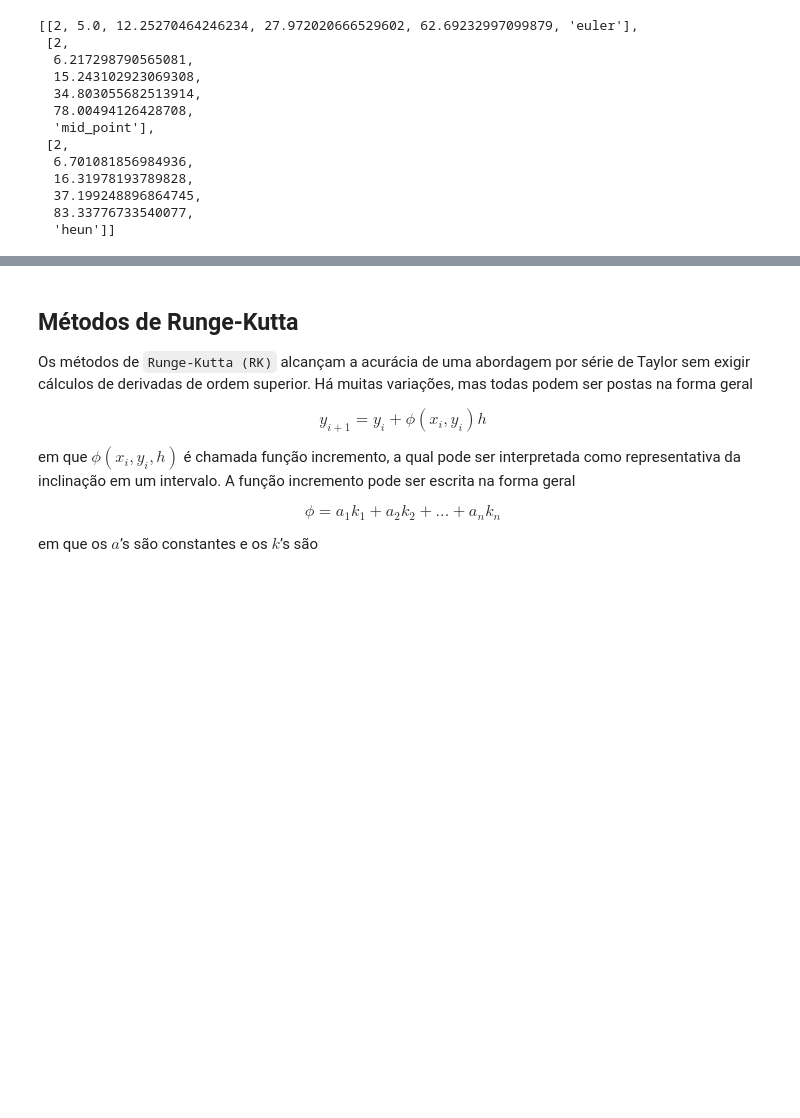
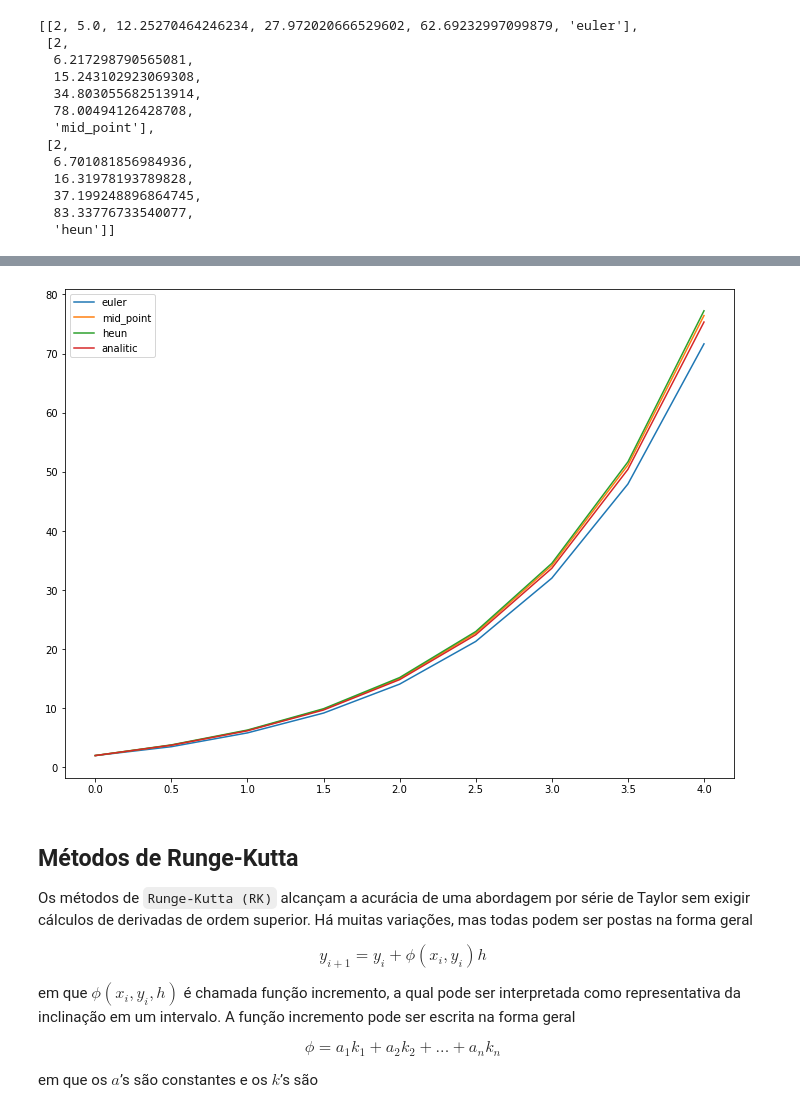
Before and after one commit to vnikoofard/numerical_methods_using_python, a Jupyter notebook: 9- EDO.ipynb, the cells around one changed output, grey strips where cells are left out. Drawn from its saved outputs; the diff is of its cells as text; code cells hidden in the pictures; blank space fills up the shorter version.

```diff
--- a/9- EDO.ipynb
+++ b/9- EDO.ipynb
@@ -214,3 +233,17 @@ fig.show()
+# %%
+res = compare(func, 0, 2, 4, 0.5)
+# %%
+plt.figure(figsize=(12,9))
+
+for y in res[1]:
+    plt.plot(res[0], y[:-1], label=y[-1] )
+
+y_exact = list(map(y_analitic, res[0]))
+plt.plot(res[0], y_exact, label='analitic')
+plt.legend()
+plt.show()
+# %% [output]
+[figure, added]
 # %% [markdown]
 ## Métodos de Runge-Kutta
 
```
Also changed, not shown: parts of 10 cells of this notebook.
